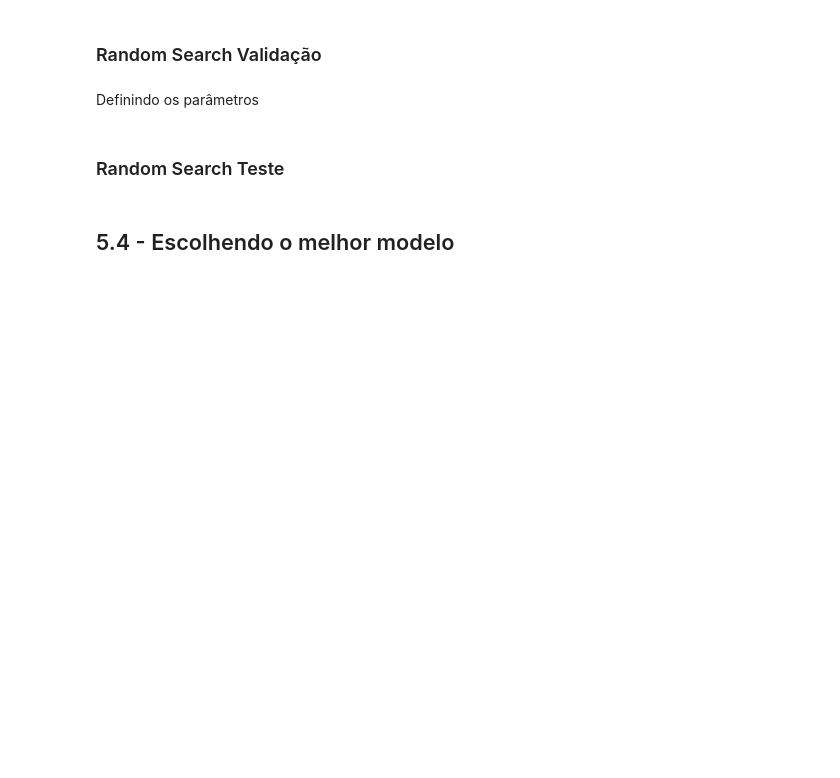
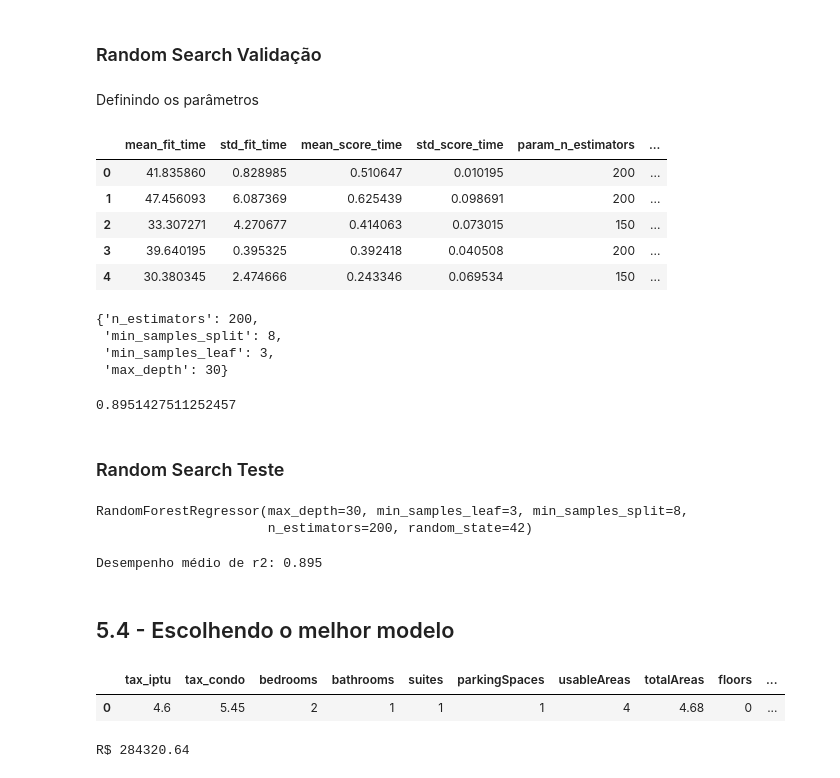
Before and after one commit to EduardoAMelo/ML_Engineering, a Jupyter notebook: sklearn/classroom.ipynb, the cells around one changed output. Drawn from its saved outputs; the diff is of its cells as text; code cells hidden in the pictures; blank space fills up the shorter version.

```diff
--- a/sklearn/classroom.ipynb
+++ b/sklearn/classroom.ipynb
@@ -673,5 +810,44 @@ Os parâmetros são praticamente os mesmos entre o `DecisionTreeRegressor()` e o
 ### Random Search Validação
 # %% [markdown]
 Definindo os parâmetros
+# %%
+param_random_rf = {
+    'n_estimators': [150, 200],
+    'max_depth': [20, 30],
+    'min_samples_split': [8, 10],
+    'min_samples_leaf': [3],
+}
+# %%
+random_cv_rf = RandomizedSearchCV(
+    modelo_rf,
+    param_random_rf,
+    n_iter=5,
+    cv=cv,
+    scoring='r2',
+    n_jobs=-1,
+    random_state = 42
+)
+# %%
+rf_randomcv = random_cv_rf.fit(X_treino, y_treino)
+# %%
+pd.DataFrame(rf_randomcv.cv_results_)
+# %% [output]
+|  | mean_fit_time | std_fit_time | mean_score_time | std_score_time | param_n_estimators | ... |
+| 0 | 41.835860 | 0.828985 | 0.510647 | 0.010195 | 200 | ... |
+| 1 | 47.456093 | 6.087369 | 0.625439 | 0.098691 | 200 | ... |
+| 2 | 33.307271 | 4.270677 | 0.414063 | 0.073015 | 150 | ... |
+| 3 | 39.640195 | 0.395325 | 0.392418 | 0.040508 | 200 | ... |
+| 4 | 30.380345 | 2.474666 | 0.243346 | 0.069534 | 150 | ... |
+# %%
+rf_randomcv.best_params_
+# %% [output]
+{'n_estimators': 200,
+ 'min_samples_split': 8,
+ 'min_samples_leaf': 3,
+ 'max_depth': 30}
+# %%
+rf_randomcv.best_score_
+# %% [output]
+0.8951427511252457
 # %% [markdown]
 ### Random Search Teste
@@ -677,0 +857,5 @@ Definindo os parâmetros
+# %%
+rf_otimizado2.fit(X_treino, y_treino)
+# %% [output]
+RandomForestRegressor(max_depth=30, min_samples_leaf=3, min_samples_split=8,
+                      n_estimators=200, random_state=42)
@@ -678,2 +864,18 @@ Definindo os parâmetros
+# %%
+random_otimized = metrics.r2_score(y_teste, predicao_rf_otimizado2)
+print('Desempenho médio de r2: {}'.format(round(random_otimized.mean(), 3)))
+# %% [output]
+Desempenho médio de r2: 0.895
 # %% [markdown]
 ## 5.4 - Escolhendo o melhor modelo
+# %%
+cliente_joana = pd.DataFrame({'tax_iptu':[4.6], 'tax_condo':[5.45], 'bedrooms':[2],	'bathrooms':[1], 'suites':[1], 'parkingSpaces':[1],	'usableAreas':[4],	'totalAreas':[4.68],	'floors':[0],	'unitsOnTheFloor':[0],	'unitFloor':[0],	'unit_Apartamento':[0],	'unit_Casa':[1],	'unit_Outros':[0],	'zone_Zona Central':[0],	'zone_Zona Norte':[0],	'zone_Zona Oeste':[1],	'zone_Zona Sul':[0]})
+cliente_joana
+# %% [output]
+|  | tax_iptu | tax_condo | bedrooms | bathrooms | suites | parkingSpaces | usableAreas | totalAreas | floors | ... |
+| 0 | 4.6 | 5.45 | 2 | 1 | 1 | 1 | 4 | 4.68 | 0 | ... |
+# %%
+predicao_cliente_joana = rf_otimizado2.predict(cliente_joana)
+print('R$ {0:.2f}'.format(np.expm1(predicao_cliente_joana)[0]))
+# %% [output]
+R$ 284320.64
```
Also changed, not shown: parts of 23 cells of this notebook.
